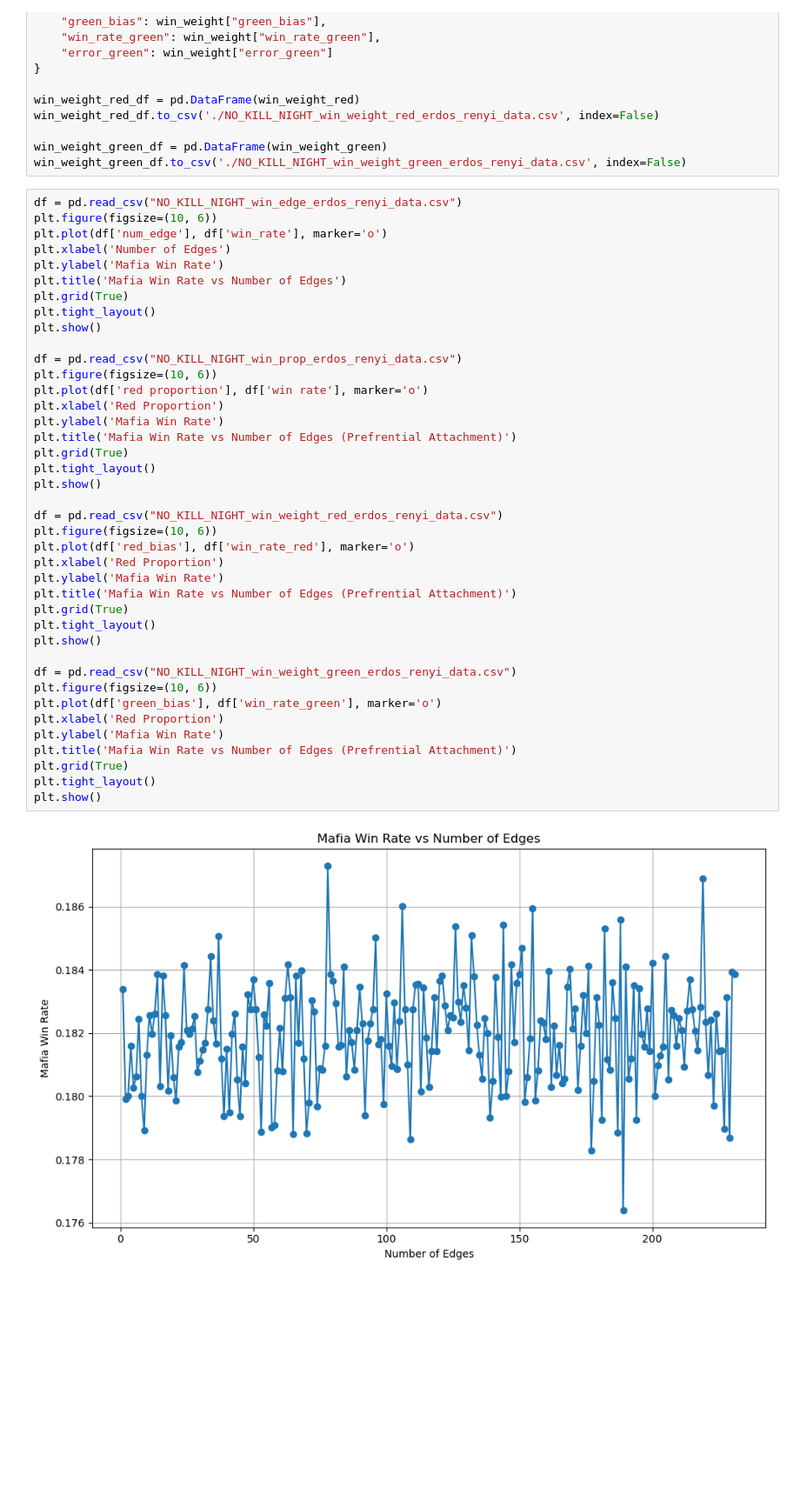
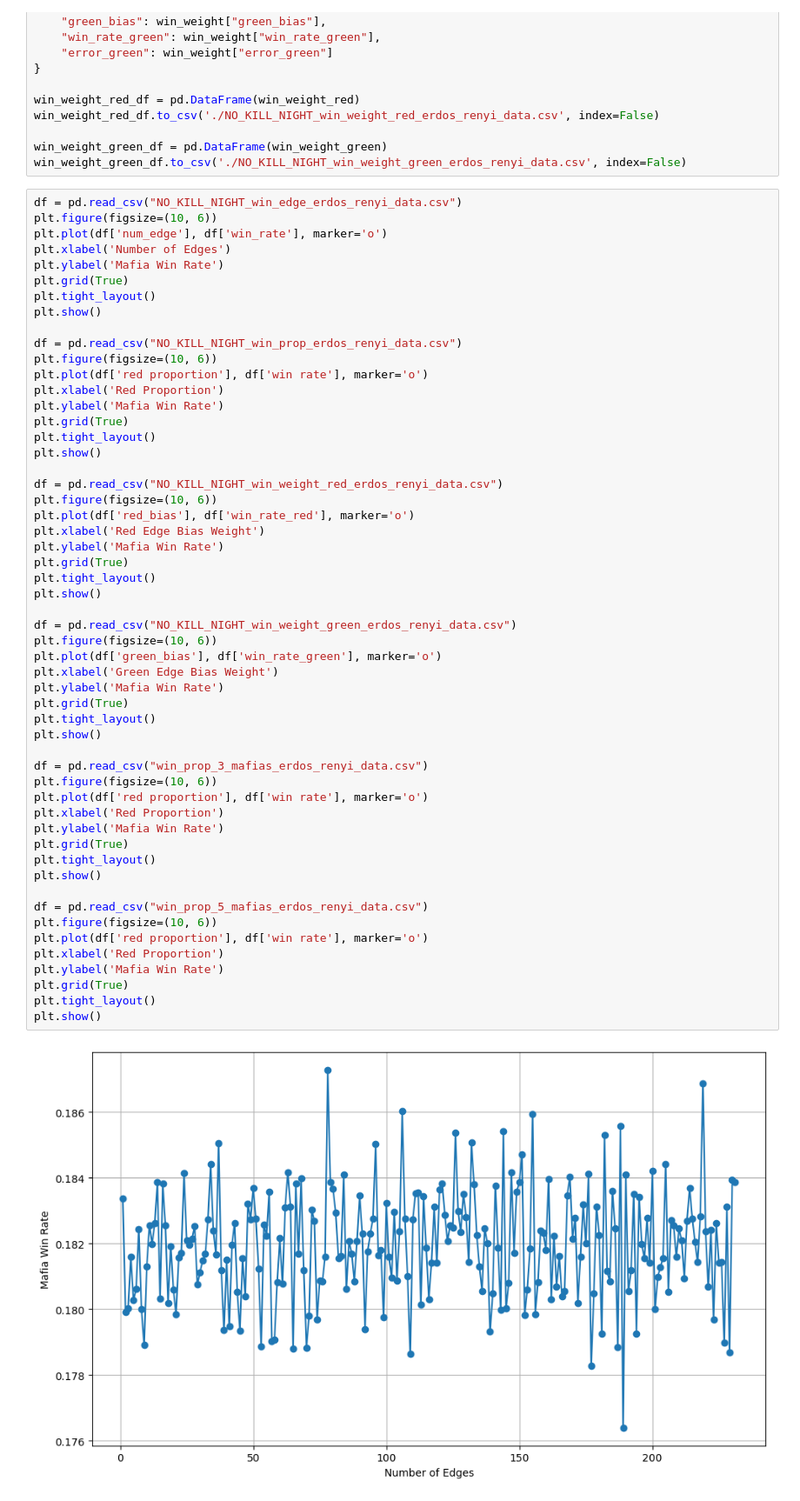
Before and after one commit to khoanguyen12345/MathModelingFinal, a Jupyter notebook: MathModeling_FinalProject.ipynb, the cells around one changed output. Shown at 87% size. Cells and saved outputs as stored; diff of their text form; blank space fills up the shorter version.

```diff
--- a/MathModeling_FinalProject.ipynb
+++ b/MathModeling_FinalProject.ipynb
@@ -1647,39 +1629,53 @@ plt.figure(figsize=(10, 6))
 plt.plot(df['num_edge'], df['win_rate'], marker='o')
 plt.xlabel('Number of Edges')
 plt.ylabel('Mafia Win Rate')
-plt.title('Mafia Win Rate vs Number of Edges')
 plt.grid(True)
 plt.tight_layout()
 plt.show()
 
 df = pd.read_csv("NO_KILL_NIGHT_win_prop_erdos_renyi_data.csv")
 plt.figure(figsize=(10, 6))
 plt.plot(df['red proportion'], df['win rate'], marker='o')
 plt.xlabel('Red Proportion')
 plt.ylabel('Mafia Win Rate')
-plt.title('Mafia Win Rate vs Number of Edges (Prefrential Attachment)')
 plt.grid(True)
 plt.tight_layout()
 plt.show()
 
 df = pd.read_csv("NO_KILL_NIGHT_win_weight_red_erdos_renyi_data.csv")
 plt.figure(figsize=(10, 6))
 plt.plot(df['red_bias'], df['win_rate_red'], marker='o')
-plt.xlabel('Red Proportion')
+plt.xlabel('Red Edge Bias Weight')
 plt.ylabel('Mafia Win Rate')
-plt.title('Mafia Win Rate vs Number of Edges (Prefrential Attachment)')
 plt.grid(True)
 plt.tight_layout()
 plt.show()
 
 df = pd.read_csv("NO_KILL_NIGHT_win_weight_green_erdos_renyi_data.csv")
 plt.figure(figsize=(10, 6))
 plt.plot(df['green_bias'], df['win_rate_green'], marker='o')
-plt.xlabel('Red Proportion')
+plt.xlabel('Green Edge Bias Weight')
 plt.ylabel('Mafia Win Rate')
-plt.title('Mafia Win Rate vs Number of Edges (Prefrential Attachment)')
 plt.grid(True)
 plt.tight_layout()
 plt.show()
+
+df = pd.read_csv("win_prop_3_mafias_erdos_renyi_data.csv")
+plt.figure(figsize=(10, 6))
+plt.plot(df['red proportion'], df['win rate'], marker='o')
+plt.xlabel('Red Proportion')
+plt.ylabel('Mafia Win Rate')
+plt.grid(True)
+plt.tight_layout()
+plt.show()
+
+df = pd.read_csv("win_prop_5_mafias_erdos_renyi_data.csv")
+plt.figure(figsize=(10, 6))
+plt.plot(df['red proportion'], df['win rate'], marker='o')
+plt.xlabel('Red Proportion')
+plt.ylabel('Mafia Win Rate')
+plt.grid(True)
+plt.tight_layout()
+plt.show()
 # %% [output]
-[figure, old version]
+[figure, new version]
```
Also changed, not shown: parts of 6 cells of this notebook, 3 other files.
